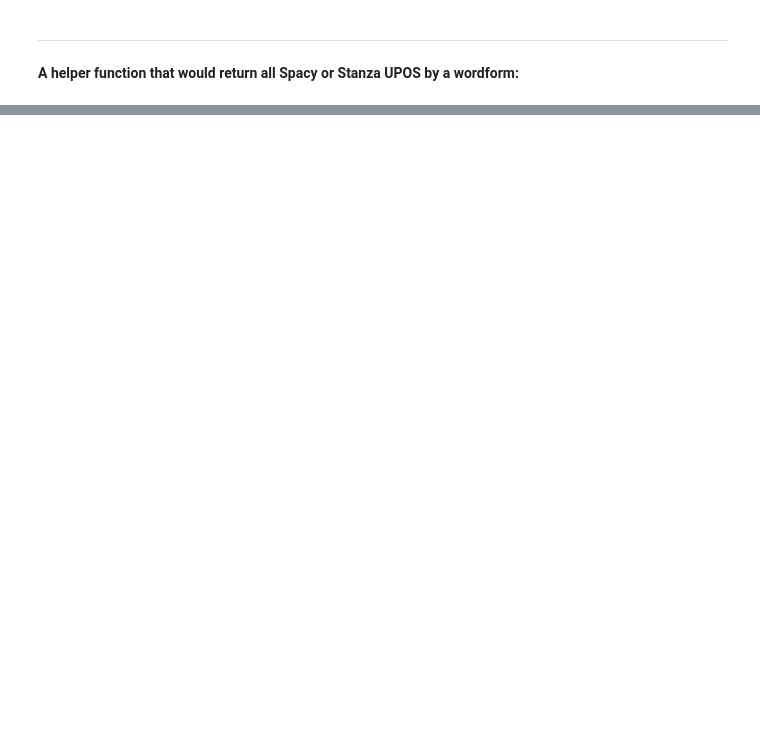
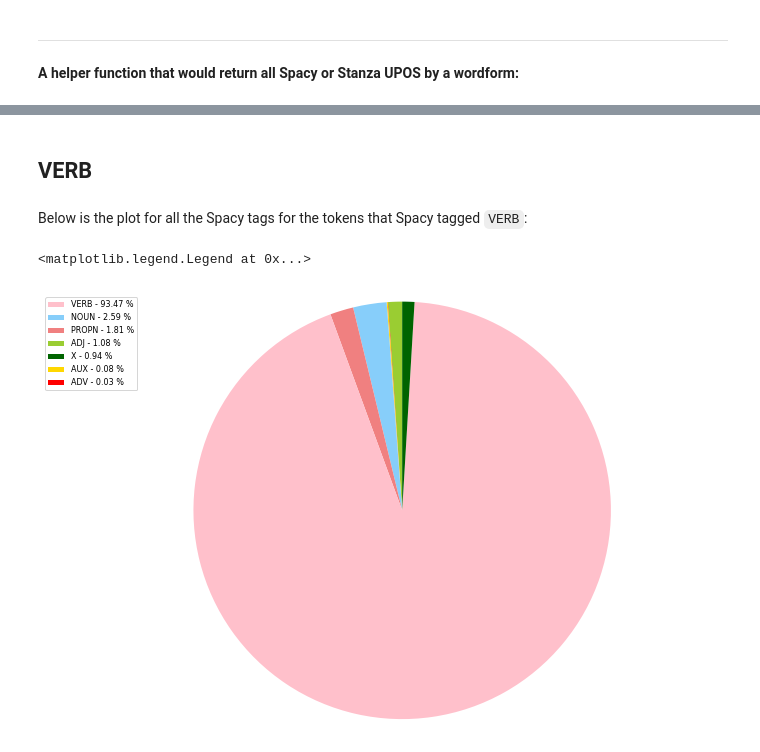
Before and after one commit to edgolyakova/DataScienceProj, a Jupyter notebook: Part 2.ipynb, the cells around one changed output, grey strips where cells are left out. Drawn from its saved outputs; the diff is of its cells as text; code cells hidden in the pictures; blank space fills up the shorter version.

```diff
--- a/Part 2.ipynb
+++ b/Part 2.ipynb
@@ -951,0 +746,30 @@ df_stanza_to_spacy_tokens
+# %% [markdown]
+## VERB
+# %% [markdown]
+Below is the plot for all the Spacy tags for the tokens that Spacy tagged `VERB`:
+# %%
+plt.figure(figsize=(8, 8))
+
+data = upos_df.VERB[upos_df.VERB > 0][:-1].values
+labels = upos_df.VERB[upos_df.VERB>0][:-1].index
+
+#define color palette to use
+colors =  ['yellowgreen','red','gold','lightskyblue','lightcoral','pink', 'darkgreen','yellow','grey','violet','magenta','cyan'][:len(data)]
+
+# Create pie chart
+perc = 100.*data/data.sum()
+
+patches, texts = plt.pie(data, colors=colors, startangle=90, radius=1.2)
+labels = ['{0} - {1:1.2f} %'.format(i,j) for i,j in zip(labels, perc)]
+
+sort_legend = True
+if sort_legend:
+    patches, labels, dummy =  zip(*sorted(zip(patches, labels, data),
+                                          key=lambda x: x[2],
+                                          reverse=True))
+
+plt.legend(patches, labels, loc='upper right', bbox_to_anchor=(-0.1, 1.),
+           fontsize=8)
+# %% [output]
+<matplotlib.legend.Legend at 0x...>
+[figure, added]
```
Also changed, not shown: parts of 75 cells of this notebook.
